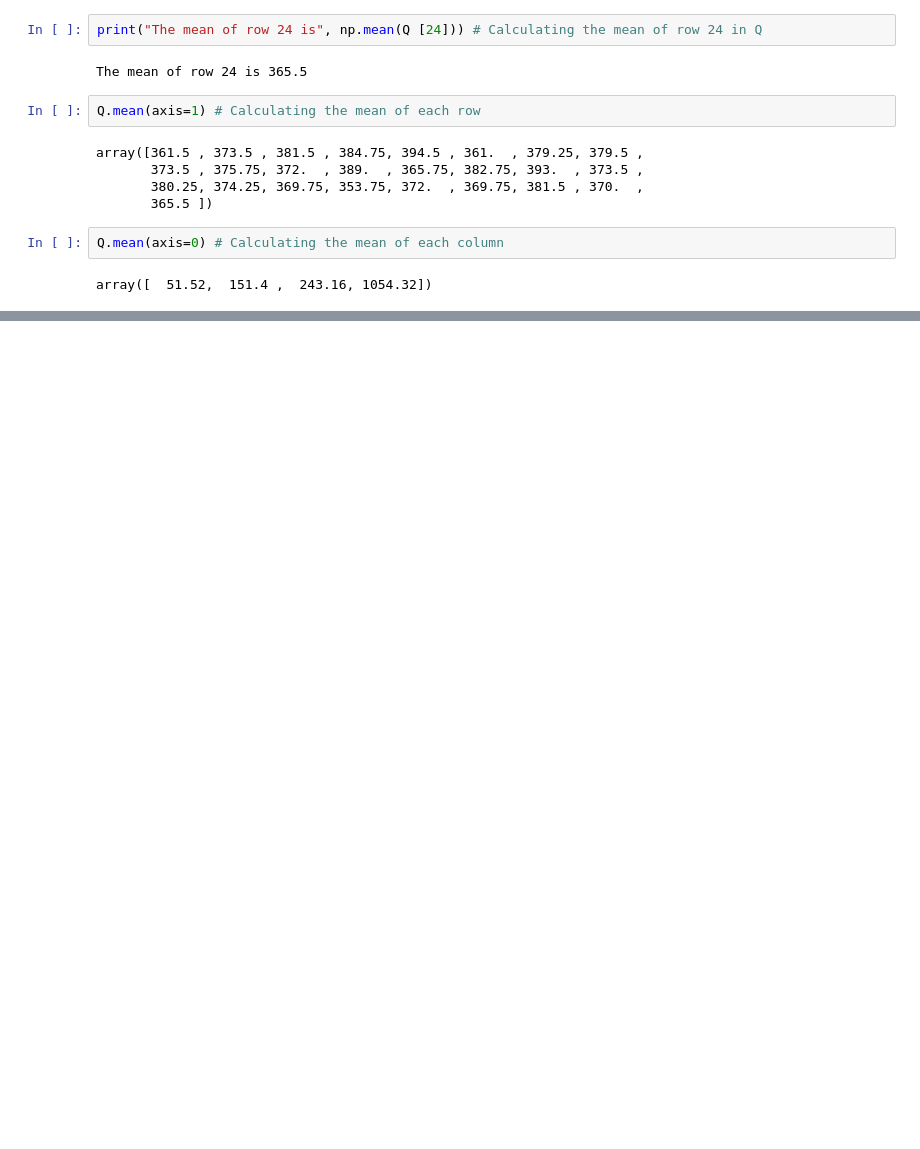
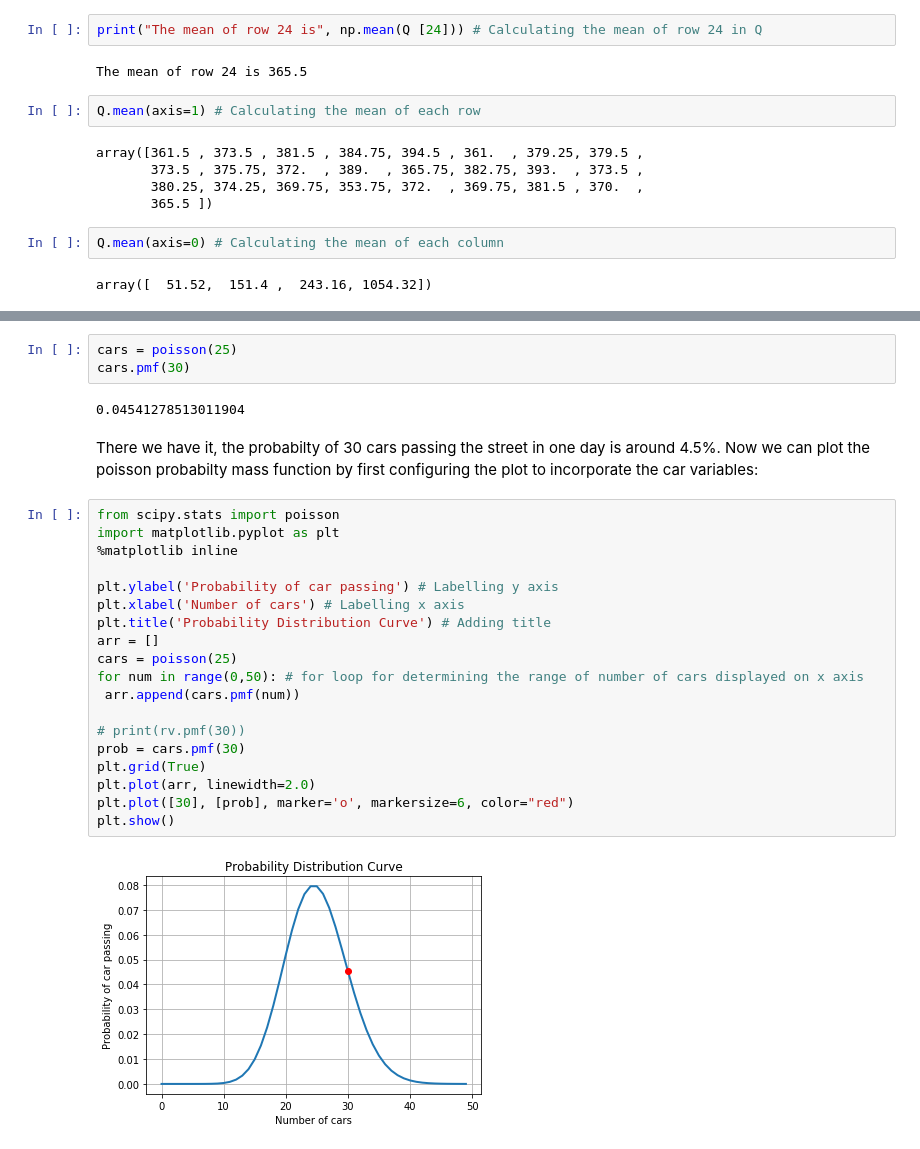
Before and after one commit to Datagatherer2357/Practical-Assignment-Programming-for-data-analysis-GMIT, a Jupyter notebook: practical-assignment-numpy.random.ipynb, the cells around one changed output, grey strips where cells are left out. Cells and saved outputs as stored; diff of their text form; blank space fills up the shorter version.

Commit message:
started PMF poisson

```diff
--- a/practical-assignment-numpy.random.ipynb
+++ b/practical-assignment-numpy.random.ipynb
@@ -578,3 +586,31 @@ array([  51.52,  151.4 ,  243.16, 1054.32])
+# %%
+cars = poisson(25)
+cars.pmf(30)
+# %% [output]
+0.04541278513011904
+# %% [markdown]
+There we have it, the probabilty of 30 cars passing the street in one day is around 4.5%. Now we can plot the poisson probabilty mass function by first configuring the plot to incorporate the car variables:
+# %%
+from scipy.stats import poisson
+import matplotlib.pyplot as plt
+%matplotlib inline
+
+plt.ylabel('Probability of car passing') # Labelling y axis
+plt.xlabel('Number of cars') # Labelling x axis
+plt.title('Probability Distribution Curve') # Adding title
+arr = []
+cars = poisson(25)
+for num in range(0,50): # for loop for determining the range of number of cars displayed on x axis
+ arr.append(cars.pmf(num))
+
+# print(rv.pmf(30))
+prob = cars.pmf(30)
+plt.grid(True)
+plt.plot(arr, linewidth=2.0)
+plt.plot([30], [prob], marker='o', markersize=6, color="red")
+plt.show()
+# %% [output]
+[figure, added]
 # %% [markdown]
 ### References
 
```
Also changed, not shown: parts of 2 cells of this notebook.
